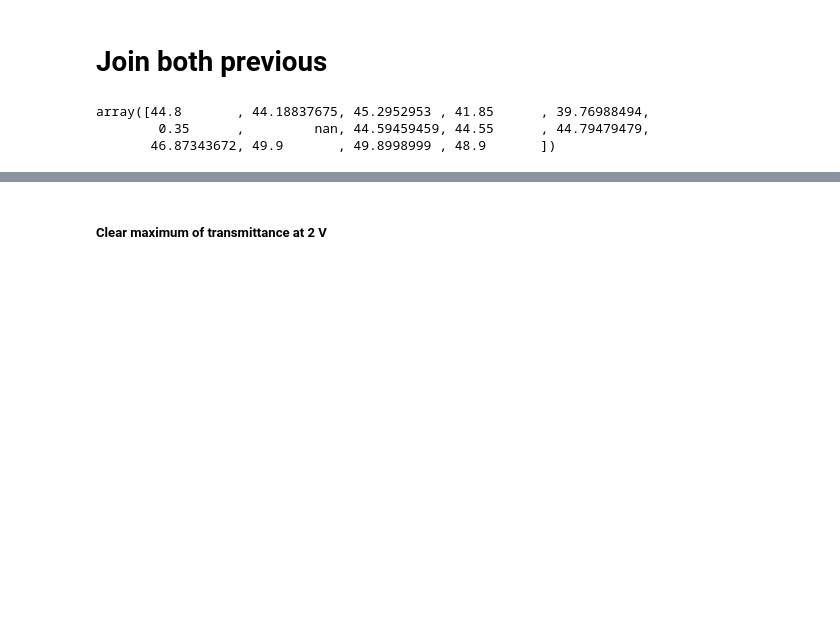
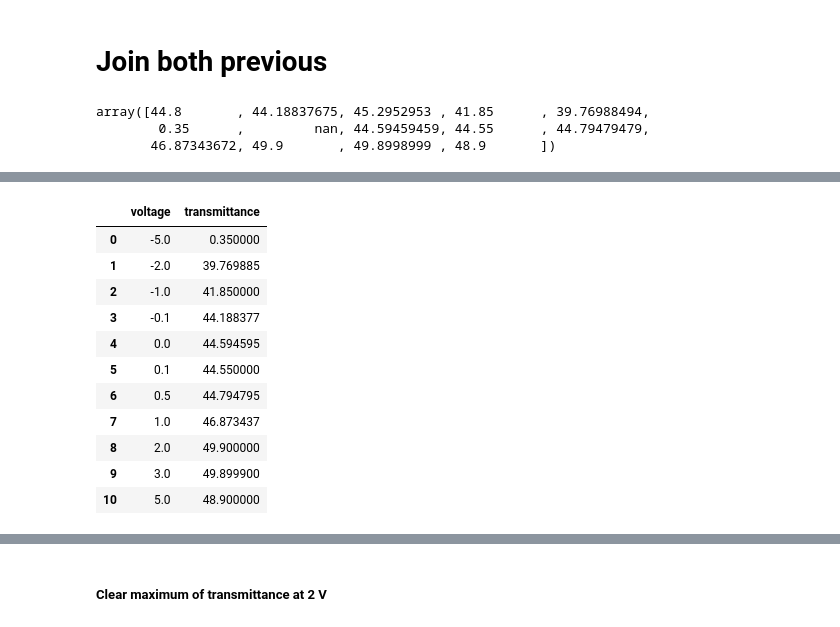
Before and after one commit to proscrite/sabatsw, a Jupyter notebook: simion/sw/simion_in_out_ring_voltages.ipynb, the cells around one changed output, grey strips where cells are left out. Cells and saved outputs as stored; diff of their text form; code cells hidden in the pictures; blank space fills up the shorter version.

```diff
--- a/simion/sw/simion_in_out_ring_voltages.ipynb
+++ b/simion/sw/simion_in_out_ring_voltages.ipynb
@@ -208,0 +216,22 @@ ax2.tick_params(axis='y', labelcolor='r')
+# %%
+dfp = pd.DataFrame({'voltage': volt, 'transmittance': av_t})
+dfp.drop(0, inplace=True)
+dfp.drop(2, inplace=True)
+dfp.drop(6, inplace=True)
+
+dfp.sort_values(by='voltage', inplace=True)
+dfp.reset_index(drop=True, inplace=True)
+dfp
+# %% [output]
+|  | voltage | transmittance |
+| 0 | -5.0 | 0.350000 |
+| 1 | -2.0 | 39.769885 |
+| 2 | -1.0 | 41.850000 |
+| 3 | -0.1 | 44.188377 |
+| 4 | 0.0 | 44.594595 |
+| 5 | 0.1 | 44.550000 |
+| 6 | 0.5 | 44.794795 |
+| 7 | 1.0 | 46.873437 |
+| 8 | 2.0 | 49.900000 |
+| 9 | 3.0 | 49.899900 |
+| 10 | 5.0 | 48.900000 |
```
Also changed, not shown: parts of 15 cells of this notebook, 4 other files.
